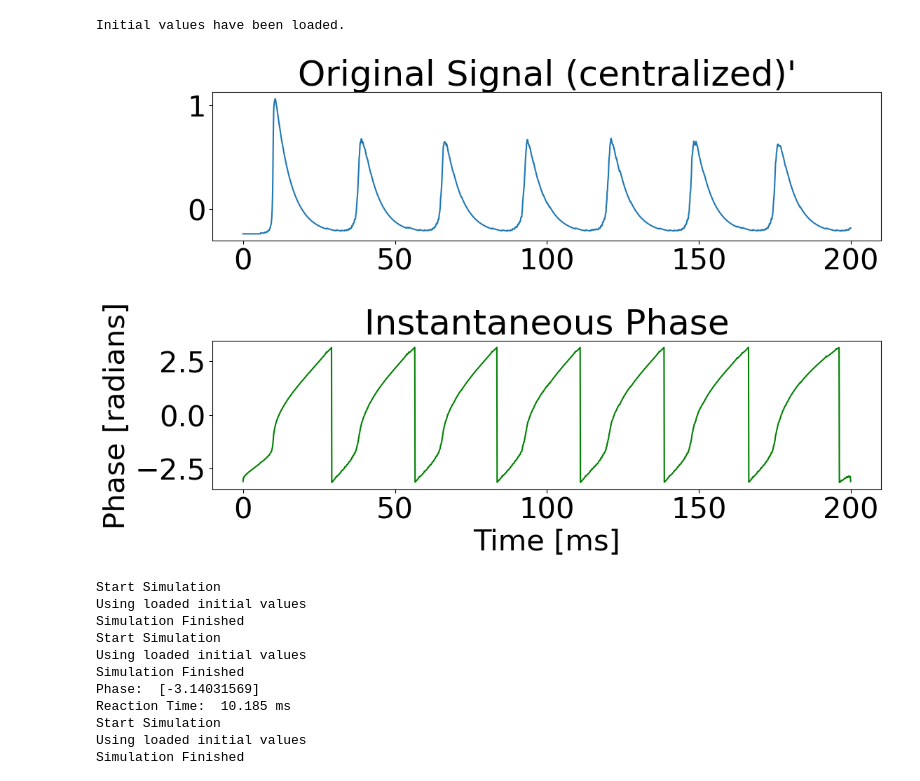
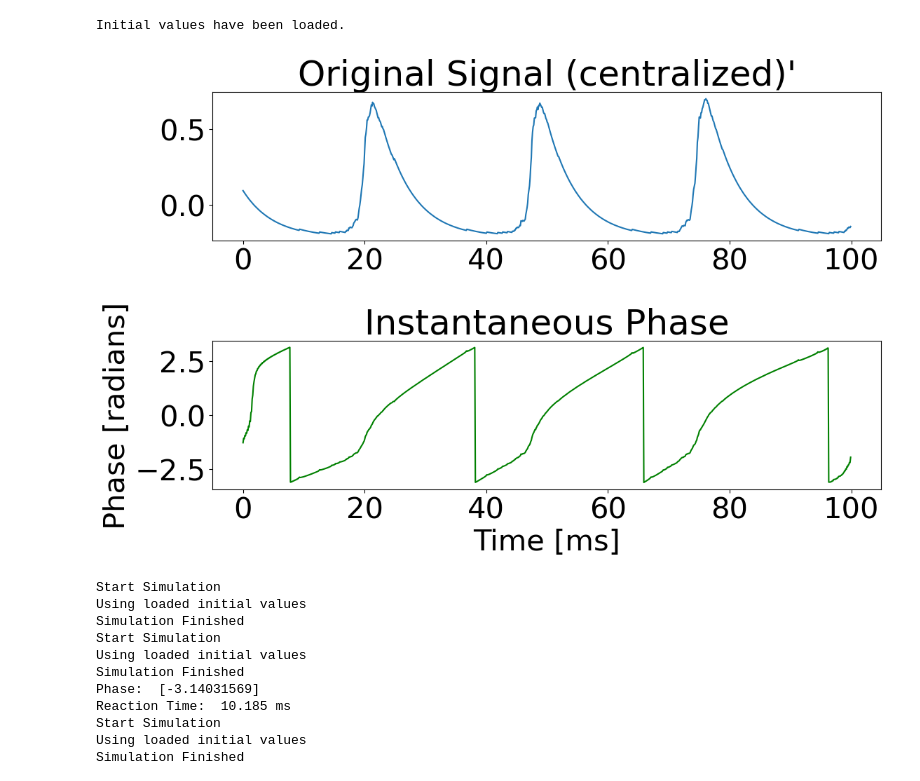
Before and after one commit to LiBinUtokyo/LowRank_ModifiedTheta_SNN, a Jupyter notebook: PYTHON/phase_sensitivity.ipynb, the cells around one changed output. Drawn from its saved outputs; the diff is of its cells as text; code cells hidden in the pictures.

```diff
--- a/PYTHON/phase_sensitivity.ipynb
+++ b/PYTHON/phase_sensitivity.ipynb
@@ -148,8 +148,8 @@ Initial values have been loaded.
 g_ref_EE_np = g_ref_EE.clone().cpu().detach().numpy()
 g_ref_II_np = g_ref_II.clone().cpu().detach().numpy()
 
-# signal = np.mean(g_ref_II_np, axis=0)[int(T_pre/dt):]
-signal = np.mean(g_ref_II_np, axis=0)
+signal = np.mean(g_ref_II_np, axis=0)[int(T_pre/dt):]
+# signal = np.mean(g_ref_II_np, axis=0)
 
 # # filter out the high frequency noise in the signal
 # from scipy.signal import butter, lfilter
@@ -172,34 +172,34 @@ t = np.array(range(len(signal)))*dt
 # 原始信号
 plt.subplot(2, 1, 1)
 # plt.figure(figsize=(12, 8))
 plt.plot(t, signal)
 plt.title("Original Signal (centralized)'")
 # plt.xlabel("Time [ms]")
 # plt.ylabel("Amplitude")
 # plt.legend()
 
 # 振幅包络
 # plt.subplot(3, 1, 2)
 # plt.figure(figsize=(12, 8))
 # plt.plot(t, amplitude_envelope, color='orange')
 # plt.title("Amplitude Envelope (Magnitude of Analytic Signal)")
 # plt.xlabel("Time [ms]")
 # plt.ylabel("Amplitude")
 # plt.legend()
 
 # 相位信息
 plt.subplot(2, 1, 2)
 # plt.figure(figsize=(12, 8))
 plt.plot(t, instantaneous_phase, color='green')
 plt.title("Instantaneous Phase")
 plt.xlabel("Time [ms]")
 plt.ylabel("Phase [radians]")
 # plt.legend()
 
 plt.tight_layout()
 plt.show()
 # %% [output]
-[figure, old version]
+[figure, new version]
 # %%
 # find out the first minimum phase
 # take phase_start as -pi, and phase_end as pi
```
Also changed, not shown: parts of 2 cells of this notebook, 2 other files.
